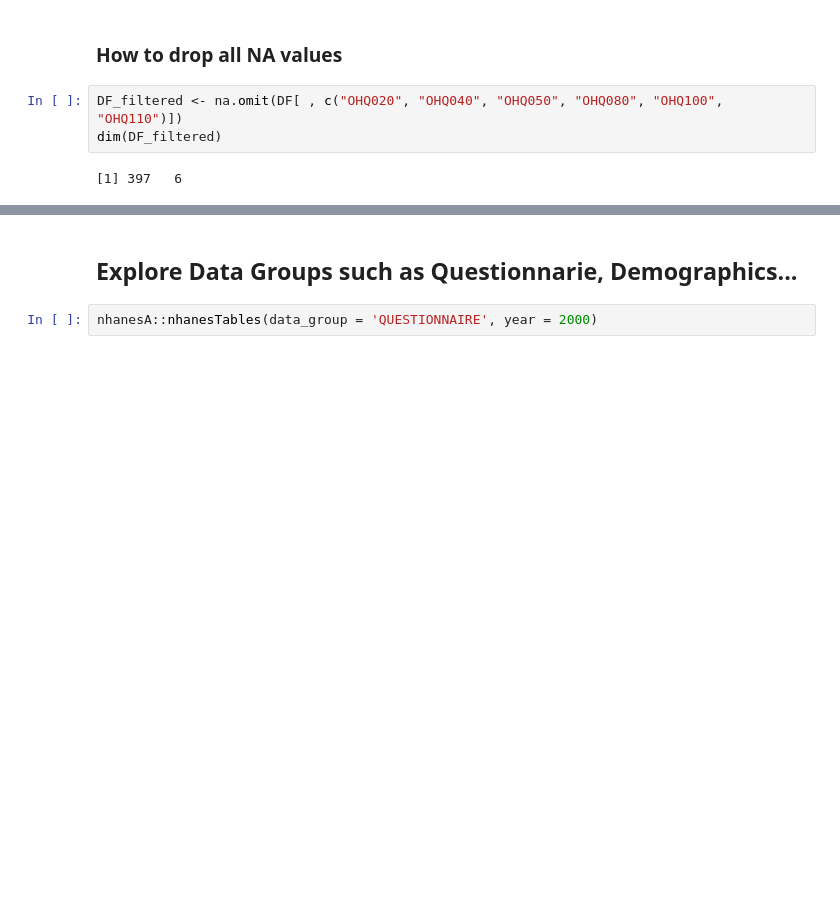
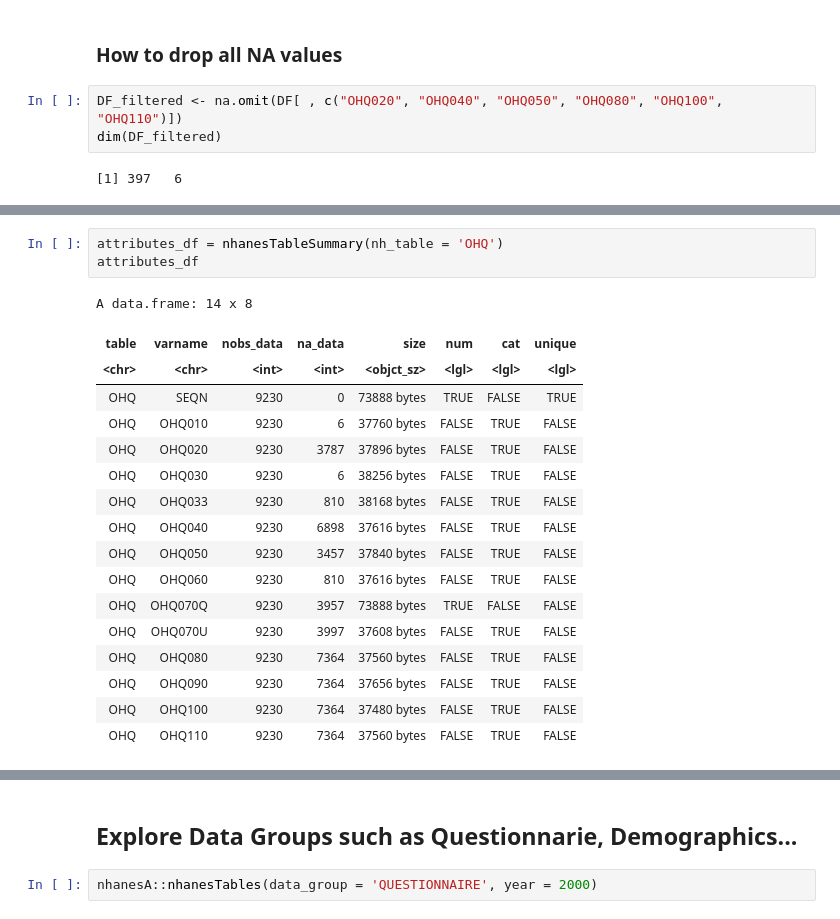
Before and after one commit to silvano315/Med-Physics, a Jupyter notebook: notebooks/NHANES_analysis.ipynb, the cells around one changed output, grey strips where cells are left out. Saved outputs shown, nothing was run; the diff lists cells and outputs as text; blank space fills up the shorter version.

Commit message:
updated with nhanes cran functions

```diff
--- a/notebooks/NHANES_analysis.ipynb
+++ b/notebooks/NHANES_analysis.ipynb
@@ -99,0 +129,21 @@ dim(DF_filtered)
+# %%
+attributes_df = nhanesTableSummary(nh_table = 'OHQ')
+attributes_df
+# %% [output]
+A data.frame: 14 x 8
+| table | varname | nobs_data | na_data | size | num | cat | unique |
+| <chr> | <chr> | <int> | <int> | <objct_sz> | <lgl> | <lgl> | <lgl> |
+| OHQ | SEQN | 9230 | 0 | 73888 bytes | TRUE | FALSE | TRUE |
+| OHQ | OHQ010 | 9230 | 6 | 37760 bytes | FALSE | TRUE | FALSE |
+| OHQ | OHQ020 | 9230 | 3787 | 37896 bytes | FALSE | TRUE | FALSE |
+| OHQ | OHQ030 | 9230 | 6 | 38256 bytes | FALSE | TRUE | FALSE |
+| OHQ | OHQ033 | 9230 | 810 | 38168 bytes | FALSE | TRUE | FALSE |
+| OHQ | OHQ040 | 9230 | 6898 | 37616 bytes | FALSE | TRUE | FALSE |
+| OHQ | OHQ050 | 9230 | 3457 | 37840 bytes | FALSE | TRUE | FALSE |
+| OHQ | OHQ060 | 9230 | 810 | 37616 bytes | FALSE | TRUE | FALSE |
+| OHQ | OHQ070Q | 9230 | 3957 | 73888 bytes | TRUE | FALSE | FALSE |
+| OHQ | OHQ070U | 9230 | 3997 | 37608 bytes | FALSE | TRUE | FALSE |
+| OHQ | OHQ080 | 9230 | 7364 | 37560 bytes | FALSE | TRUE | FALSE |
+| OHQ | OHQ090 | 9230 | 7364 | 37656 bytes | FALSE | TRUE | FALSE |
+| OHQ | OHQ100 | 9230 | 7364 | 37480 bytes | FALSE | TRUE | FALSE |
+| OHQ | OHQ110 | 9230 | 7364 | 37560 bytes | FALSE | TRUE | FALSE |
```
Also changed, not shown: parts of 27 cells of this notebook.
